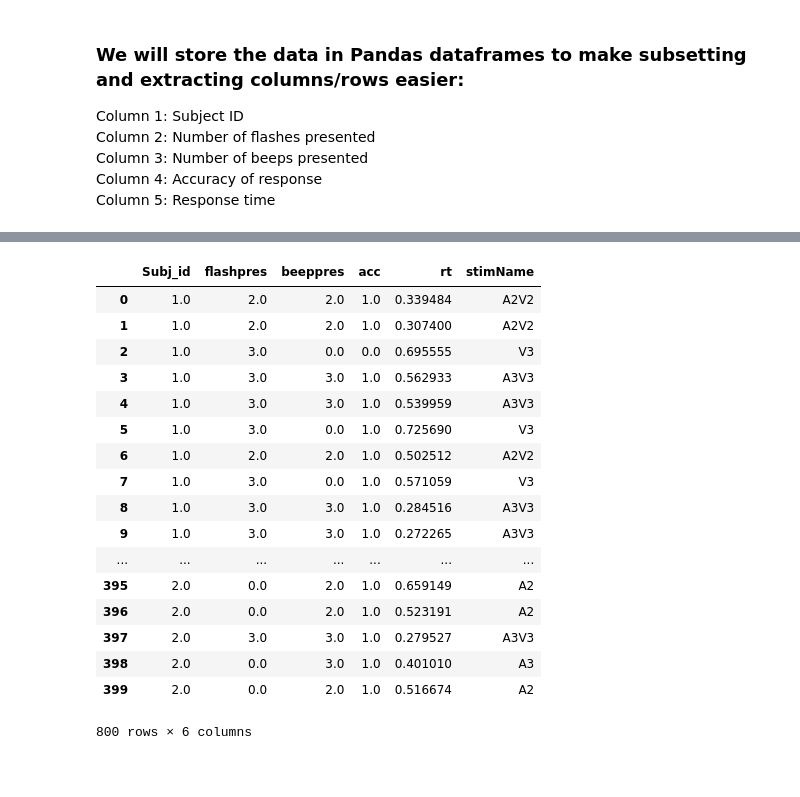
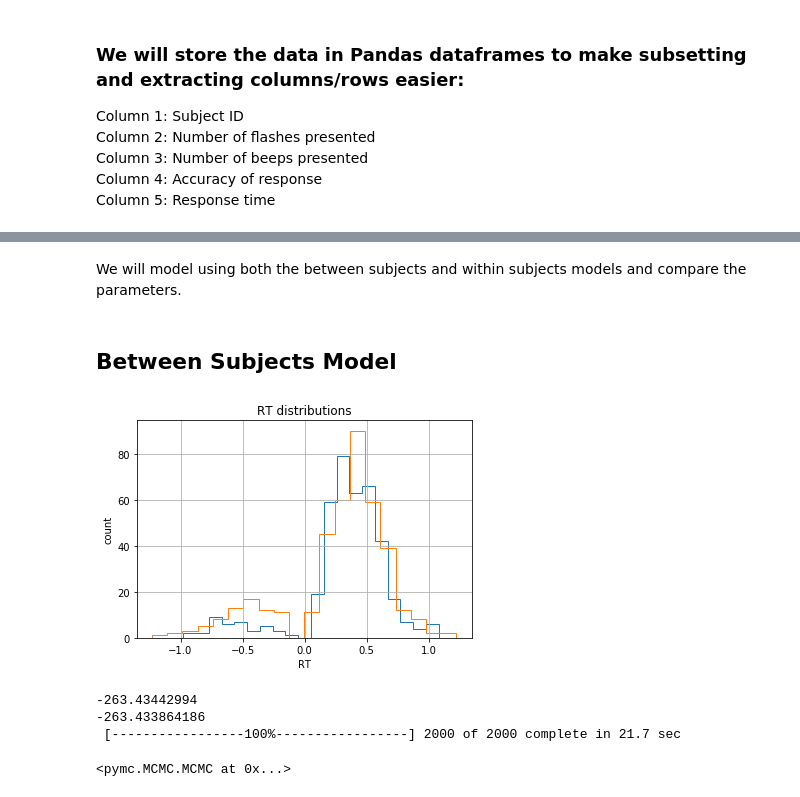
Before and after one commit to chauedwin/NumerosityHDDM, a Jupyter notebook: NewExperiment.ipynb, the cells around one changed output, grey strips where cells are left out. Saved outputs shown, nothing was run; the diff lists cells and outputs as text; code cells hidden in the pictures; blank space fills up the shorter version.

Commit message:
added between subjects hddm

```diff
--- a/NewExperiment.ipynb
+++ b/NewExperiment.ipynb
@@ -214,0 +217,4 @@ plotbars(unif, unib, congrf, congrb, "Percent Correct", "mean RT")
+# %% [markdown]
+We will model using both the between subjects and within subjects models and compare the parameters.
+# %% [markdown]
+## Between Subjects Model
@@ -215,5 +223,6 @@ plotbars(unif, unib, congrf, congrb, "Percent Correct", "mean RT")
 # %%
 alldata = pd.concat([flashframe, beepframe])
+alldata.columns = ['Subj_id', 'flashpres', 'beeppres', 'response', 'rt']
 conditions = [(alldata['flashpres'] == 0) & (alldata['beeppres'] == 2),
               (alldata['flashpres'] == 0) & (alldata['beeppres'] == 3),
               (alldata['flashpres'] == 2) & (alldata['beeppres'] == 0),
@@ -222,24 +231,22 @@ conditions = [(alldata['flashpres'] == 0) & (alldata['beeppres'] == 2),
               (alldata['flashpres'] == 3) & (alldata['beeppres'] == 3),]
 choices = ['A2', 'A3', 'V2', 'V3', 'A2V2', 'A3V3']
 alldata['stimName'] = np.select(conditions, choices)
+#alldata
-# %%
-alldata
-# %% [output]
-|  | Subj_id | flashpres | beeppres | acc | rt | stimName |
-| 0 | 1.0 | 2.0 | 2.0 | 1.0 | 0.339484 | A2V2 |
-| 1 | 1.0 | 2.0 | 2.0 | 1.0 | 0.307400 | A2V2 |
-| 2 | 1.0 | 3.0 | 0.0 | 0.0 | 0.695555 | V3 |
-| 3 | 1.0 | 3.0 | 3.0 | 1.0 | 0.562933 | A3V3 |
-| 4 | 1.0 | 3.0 | 3.0 | 1.0 | 0.539959 | A3V3 |
-| 5 | 1.0 | 3.0 | 0.0 | 1.0 | 0.725690 | V3 |
-| 6 | 1.0 | 2.0 | 2.0 | 1.0 | 0.502512 | A2V2 |
-| 7 | 1.0 | 3.0 | 0.0 | 1.0 | 0.571059 | V3 |
-| 8 | 1.0 | 3.0 | 3.0 | 1.0 | 0.284516 | A3V3 |
-| 9 | 1.0 | 3.0 | 3.0 | 1.0 | 0.272265 | A3V3 |
-| ... | ... | ... | ... | ... | ... | ... |
-| 395 | 2.0 | 0.0 | 2.0 | 1.0 | 0.659149 | A2 |
-| 396 | 2.0 | 0.0 | 2.0 | 1.0 | 0.523191 | A2 |
-| 397 | 2.0 | 3.0 | 3.0 | 1.0 | 0.279527 | A3V3 |
-| 398 | 2.0 | 0.0 | 3.0 | 1.0 | 0.401010 | A3 |
-| 399 | 2.0 | 0.0 | 2.0 | 1.0 | 0.516674 | A2 |
-800 rows × 6 columns
+# %%
+alldata = hddm.utils.flip_errors(alldata)
+
+fig = plt.figure()
+ax = fig.add_subplot(111, xlabel='RT', ylabel='count', title='RT distributions')
+for i, subj_data in alldata.groupby('Subj_id'):
+    subj_data.rt.hist(bins=20, histtype='step', ax=ax)
+# %% [output]
+[figure, added]
+# %%
+model = hddm.HDDM(alldata)
+model.find_starting_values()
+model.sample(2000, burn=20)
+# %% [output]
+-263.43442994
+-263.433864186
+ [-----------------100%-----------------] 2000 of 2000 complete in 21.7 sec
+<pymc.MCMC.MCMC at 0x...>
```
Also changed, not shown: parts of 15 cells of this notebook.
